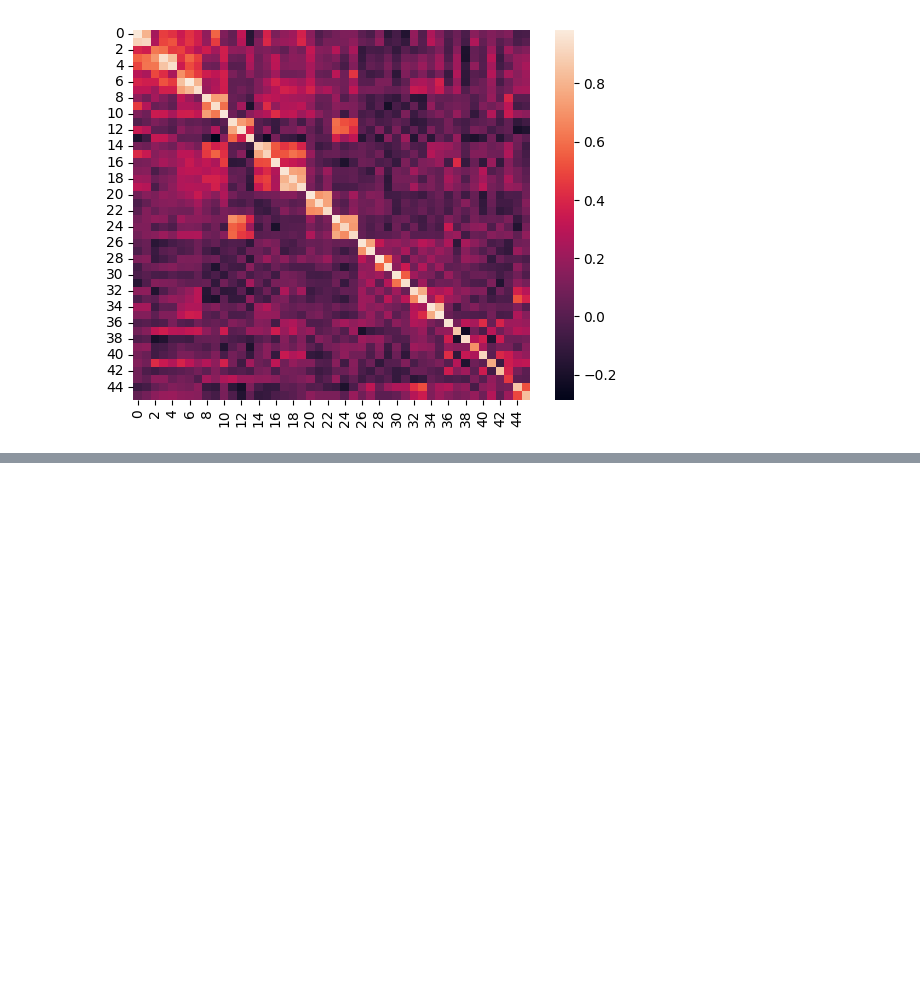
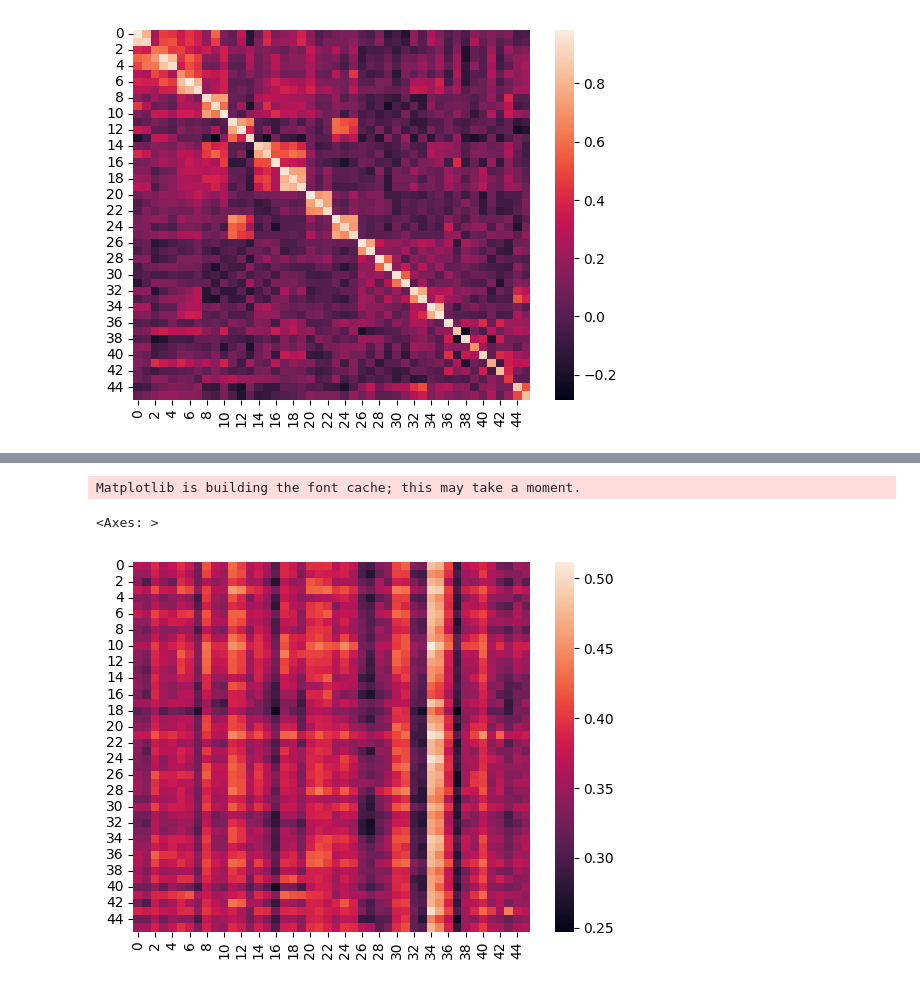
Before and after one commit to woxane/Rag-System, a Jupyter notebook: multilingual-embedding-test/multilingual-test.ipynb, the cells around one changed output, grey strips where cells are left out. Drawn from its saved outputs; the diff is of its cells as text; code cells hidden in the pictures; blank space fills up the shorter version.

Commit message:
multilingual-test: add nomic-embed-text test

```diff
--- a/multilingual-embedding-test/multilingual-test.ipynb
+++ b/multilingual-embedding-test/multilingual-test.ipynb
@@ -304,0 +307,35 @@ The nomic-embed-text-v1.5 model is a versatile text embedding model designed for
+# %%
+from openai import OpenAI
+import numpy as np
+
+client = OpenAI(base_url="http://localhost:1234/v1", api_key="lm-studio")
+
+def get_embedding(text, model="nomic-ai/nomic-embed-text-v1.5-GGUF"):
+    text = text.replace("\n", " ")
+    embedded_text = client.embeddings.create(input = [text], model=model).data[0].embedding
+    return np.array([embedded_text])
+# %%
+fa_sentences = df.loc[:, 'Persian'].tolist()
+en_sentences = df.loc[:, 'English'].tolist()
+# %%
+fa_embeddings = []
+en_embeddings = []
+
+for fa_sentence in fa_sentences:
+    fa_embeddings.append(get_embedding(fa_sentence))
+
+for en_sentence in en_sentences:
+    en_embeddings.append(get_embedding(en_sentence))
+# %%
+from sklearn.metrics.pairwise import cosine_similarity
+
+similarities = pd.DataFrame(index=list(range(len(fa_embeddings))), columns=list(range(len(en_embeddings))), dtype=float)
+
+for fa_index in range(len(fa_embeddings)):
+    for en_index in range(len(en_embeddings)):
+        fa_embed = fa_embeddings[fa_index][0]
+        en_embed = en_embeddings[en_index][0]
+
+        similarities.loc[fa_index, en_index] = cosine_similarity(np.array([fa_embed]), np.array([en_embed]))
+
+similarities
@@ -304,0 +361,9 @@ The nomic-embed-text-v1.5 model is a versatile text embedding model designed for
+# %%
+import seaborn as sns
+
+
+sns.heatmap(similarities)
+# %% [output]
+Matplotlib is building the font cache; this may take a moment.
+<Axes: >
+[figure, added]
```
Also changed, not shown: parts of 2 cells of this notebook.
